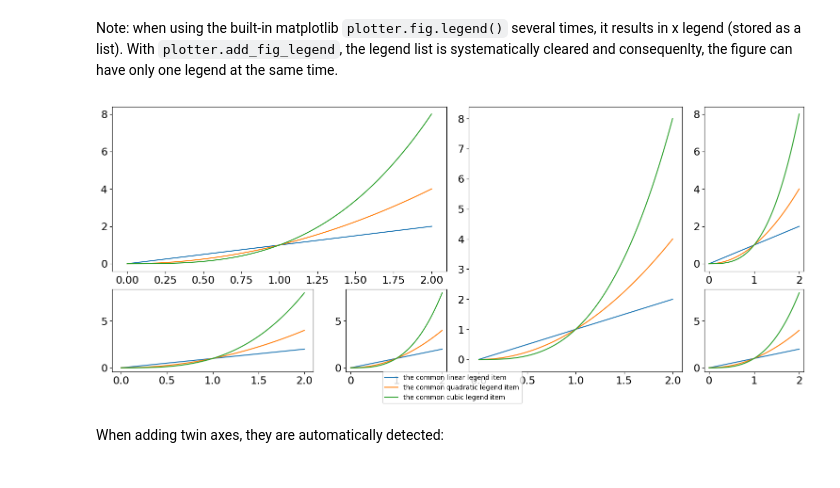
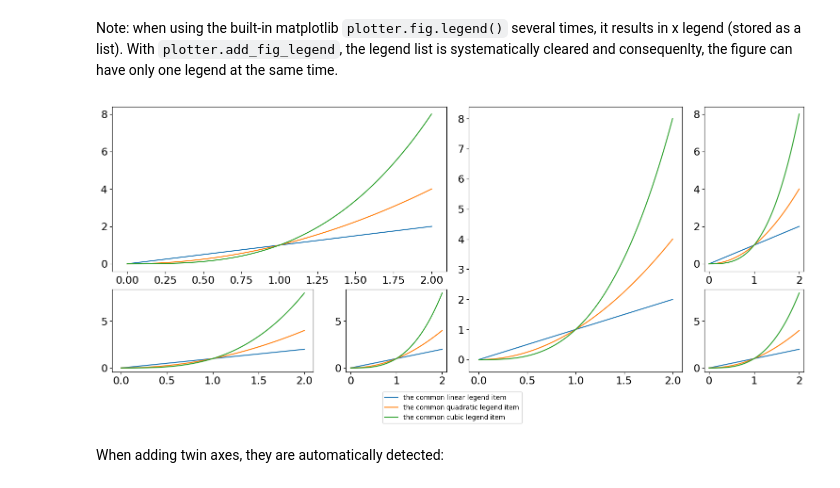
Before and after one commit to antoinecollet5/nested_grid_plotter, a Jupyter notebook: tutorials/basics.ipynb, the cells around one changed output. Cells and saved outputs as stored; diff of their text form; code cells hidden in the pictures.

```diff
--- a/tutorials/basics.ipynb
+++ b/tutorials/basics.ipynb
@@ -460,10 +468,10 @@ plotter.add_fig_legend(fontsize=10, loc="top", bbox_x_shift=0.35, bbox_y_shift=0
 Note: when using the built-in matplotlib `plotter.fig.legend()` several times, it results in x legend (stored as a list). With `plotter.add_fig_legend`, the legend list is systematically cleared and consequenlty, the figure can have only one legend at the same time.
 # %%
 # Calling add_fig_legend again clear the previous legend
-plotter.add_fig_legend(fontsize=10)
+plotter.add_fig_legend(fontsize=10, bbox_y_shift=-0.07)
 plotter.fig
 # %% [output]
-[figure, old version]
+[figure, new version]
 # %% [markdown]
 When adding twin axes, they are automatically detected:
 # %%
```
Also changed, not shown: parts of 13 cells of this notebook, 2 other files.
